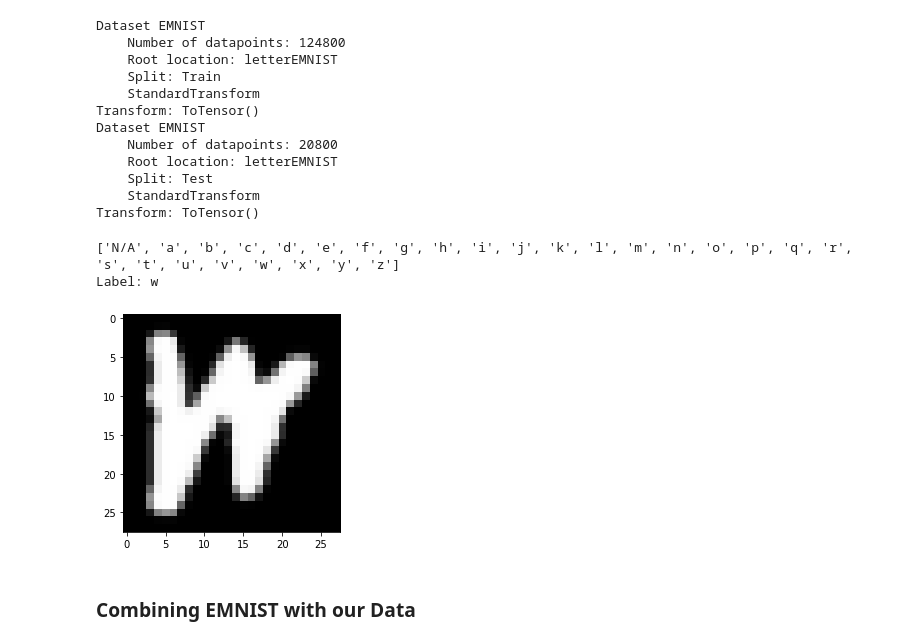
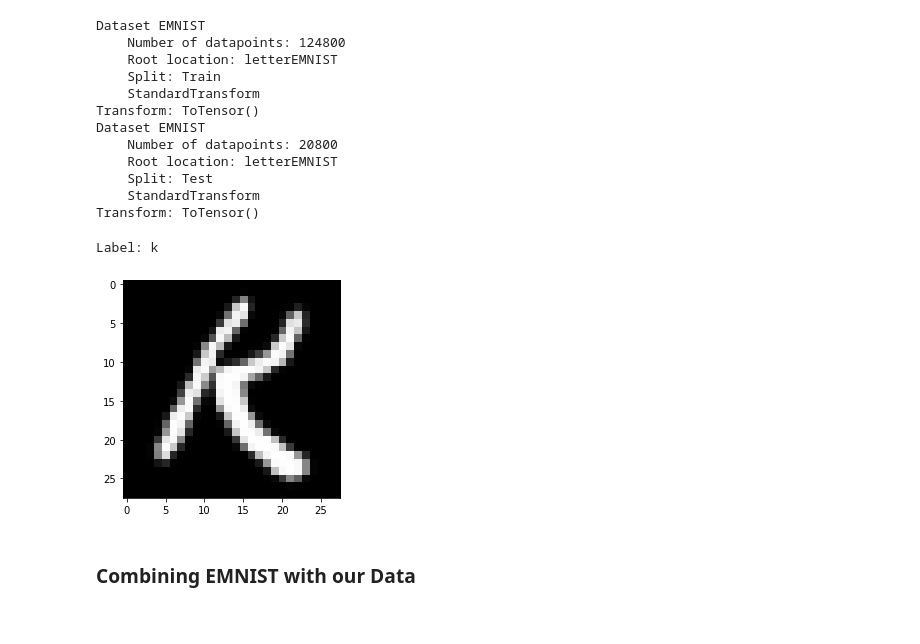
Before and after one commit to msuv08/cnn-handwritten-letter-recognition, a Jupyter notebook: letter_recognition.ipynb, the cells around one changed output. Cells and saved outputs as stored; diff of their text form; code cells hidden in the pictures.

```diff
--- a/letter_recognition.ipynb
+++ b/letter_recognition.ipynb
@@ -18,9 +14,9 @@ import matplotlib.pyplot as plt
 ## Dataset
 # %%
 letter_to_label = dict()
-classes_collected = ['N/A', 'a', 'b', 'c', 'd', 'e', 'f', 'g', 'h', 'i', 'j', 'k', 'l', 'm', 'n', 'o', 'p', 'q', 'r', 's', 't', 'u', 'v', 'w', 'x', 'y', 'z']
-for i in range(len(classes_collected)):
-    letter_to_label[classes_collected[i]] = i
+classes = ['N/A', 'a', 'b', 'c', 'd', 'e', 'f', 'g', 'h', 'i', 'j', 'k', 'l', 'm', 'n', 'o', 'p', 'q', 'r', 's', 't', 'u', 'v', 'w', 'x', 'y', 'z']
+for i in range(len(classes)):
+    letter_to_label[classes[i]] = i
 print(letter_to_label)
 # %% [output]
 {'N/A': 0, 'a': 1, 'b': 2, 'c': 3, 'd': 4, 'e': 5, 'f': 6, 'g': 7, 'h': 8, 'i': 9, 'j': 10, 'k': 11, 'l': 12, 'm': 13, 'n': 14, 'o': 15, 'p': 16, 'q': 17, 'r': 18, 's': 19, 't': 20, 'u': 21, 'v': 22,  ...
@@ -277,18 +171,14 @@ train_loader = torch.utils.data.DataLoader(train_set, batch_size=batch_size, sam
 val_loader = torch.utils.data.DataLoader(train_set, batch_size=batch_size, sampler=val_sampler)
 test_loader = torch.utils.data.DataLoader(test_set, batch_size=batch_size)
 # %%
-# Visualizing EMNIST
-
-# print classes
-print(train_set.classes)
-classes = train_set.classes
+# Visualization EMNIST
+img, label = get_input(train_loader)
 # print label
 index = 0
-plt.imshow(train_set.data[index].T, cmap='Greys_r')
-print("Label: %s" % train_set.classes[train_set.targets[index]])
+plt.imshow(img.reshape((28, 28)).T, cmap='Greys_r')
+print("Label: %s" % classes[label])
 # %% [output]
-['N/A', 'a', 'b', 'c', 'd', 'e', 'f', 'g', 'h', 'i', 'j', 'k', 'l', 'm', 'n', 'o', 'p', 'q', 'r', 's', 't', 'u', 'v', 'w', 'x', 'y', 'z']
-Label: w
+Label: k
-[figure, old version]
+[figure, new version]
 # %% [markdown]
 ### Combining EMNIST with our Data
```
Also changed, not shown: parts of 77 cells of this notebook, 2 other files.
